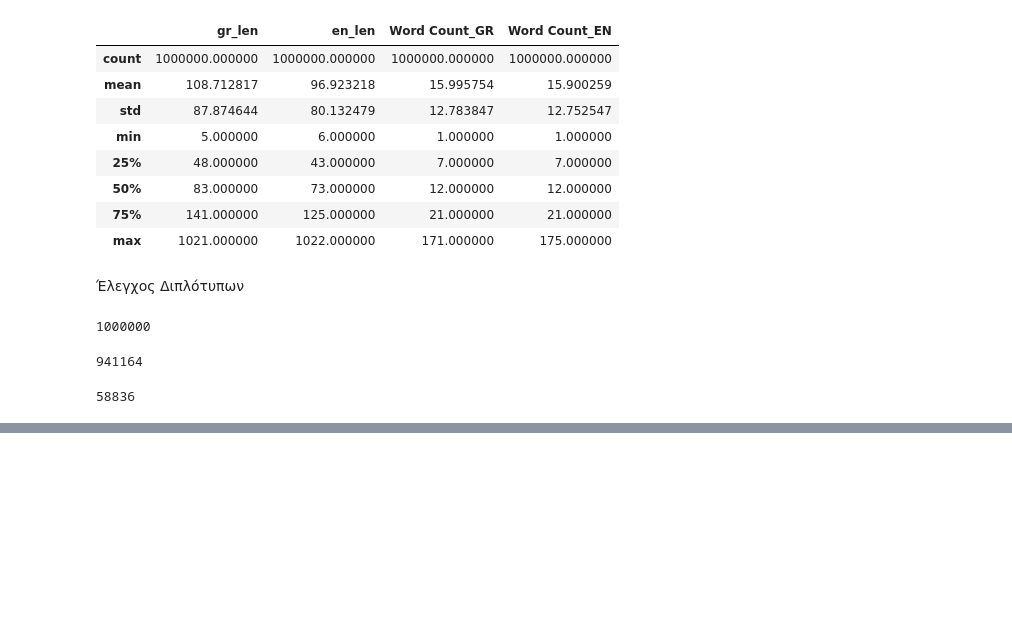
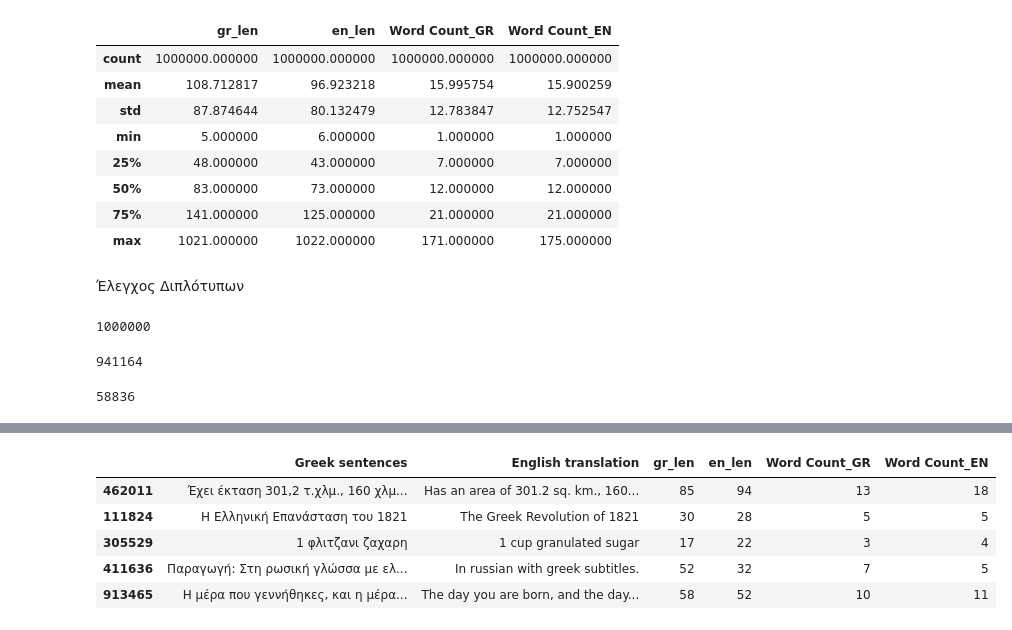
Before and after one commit to katerinadefto-svg/Machine-Translation-Group-Project-1, a Jupyter notebook: Untitled0 (1).ipynb, the cells around one changed output, grey strips where cells are left out. Cells and saved outputs as stored; diff of their text form; code cells hidden in the pictures; blank space fills up the shorter version.

```diff
--- a/Untitled0 (1).ipynb
+++ b/Untitled0 (1).ipynb
@@ -147,0 +188,11 @@ len(data)
+# %%
+sampled_df = short_sentences.sample(n=300000, random_state=42)
+# %%
+sampled_df.head()
+# %% [output]
+|  | Greek sentences | English translation | gr_len | en_len | Word Count_GR | Word Count_EN |
+| 462011 | Έχει έκταση 301,2 τ.χλμ., 160 χλμ... | Has an area of 301.2 sq. km., 160... | 85 | 94 | 13 | 18 |
+| 111824 | Η Ελληνική Επανάσταση του 1821 | The Greek Revolution of 1821 | 30 | 28 | 5 | 5 |
+| 305529 | 1 φλιτζανι ζαχαρη | 1 cup granulated sugar | 17 | 22 | 3 | 4 |
+| 411636 | Παραγωγή: Στη ρωσική γλώσσα με ελ... | In russian with greek subtitles. | 52 | 32 | 7 | 5 |
+| 913465 | Η μέρα που γεννήθηκες, και η μέρα... | The day you are born, and the day... | 58 | 52 | 10 | 11 |
```
Also changed, not shown: parts of 11 cells of this notebook, 5 other files.
